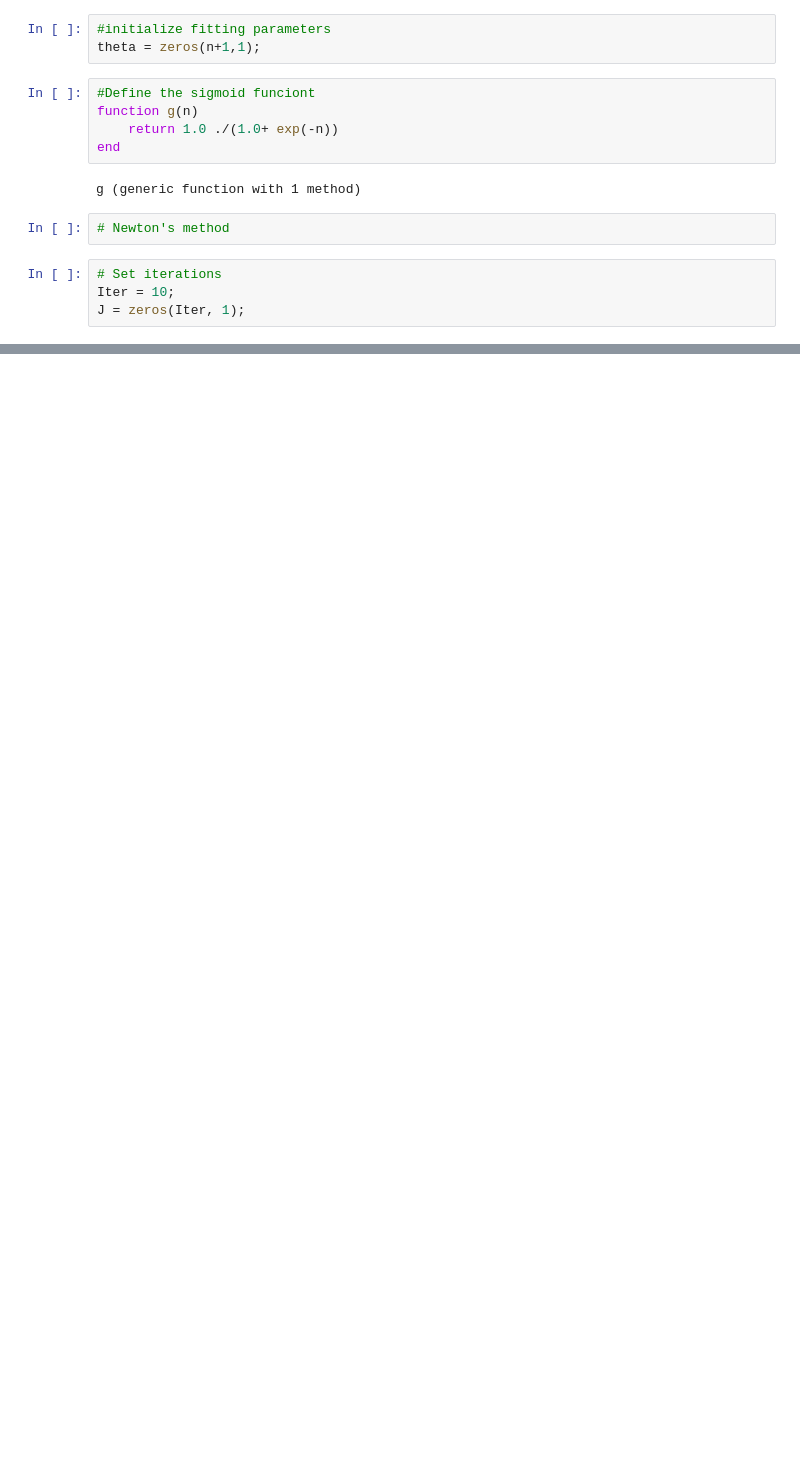
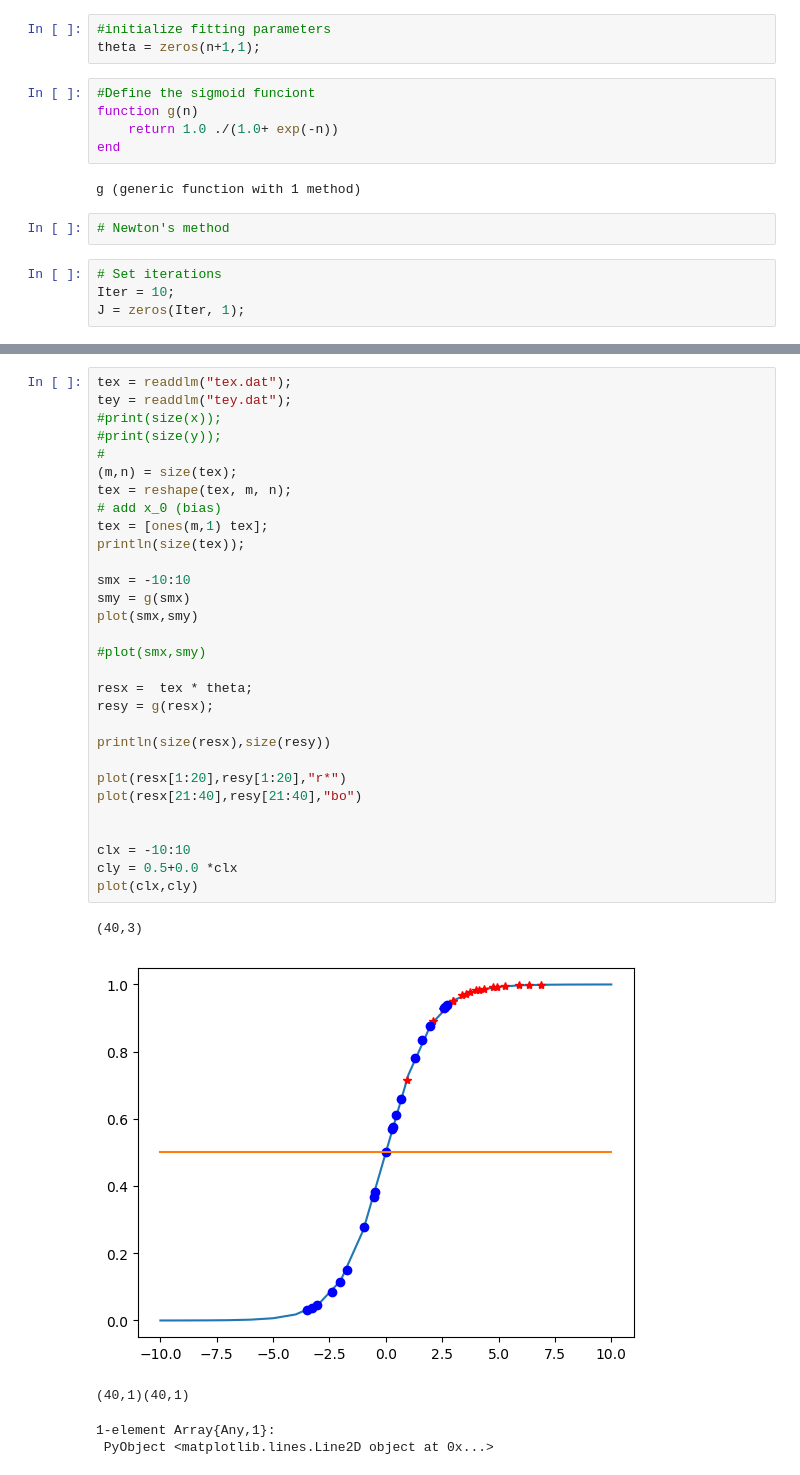
Before and after one commit to dukn/MachineLearning, a Jupyter notebook: Ex4.ipynb, the cells around one changed output, grey strips where cells are left out. Drawn from its saved outputs; the diff is of its cells as text; blank space fills up the shorter version.

```diff
--- a/Ex4.ipynb
+++ b/Ex4.ipynb
@@ -68,0 +86,36 @@ print(J)
+# %%
+tex = readdlm("tex.dat");
+tey = readdlm("tey.dat");
+#print(size(x));
+#print(size(y));
+#
+(m,n) = size(tex);
+tex = reshape(tex, m, n);
+# add x_0 (bias)
+tex = [ones(m,1) tex];
+println(size(tex));
+
+smx = -10:10
+smy = g(smx)
+plot(smx,smy)
+
+#plot(smx,smy)
+
+resx =  tex * theta;
+resy = g(resx);
+
+println(size(resx),size(resy))
+
+plot(resx[1:20],resy[1:20],"r*")
+plot(resx[21:40],resy[21:40],"bo")
+
+
+clx = -10:10
+cly = 0.5+0.0 *clx
+plot(clx,cly)
+# %% [output]
+(40,3)
+[figure, added]
+(40,1)(40,1)
+1-element Array{Any,1}:
+ PyObject <matplotlib.lines.Line2D object at 0x...>
```
Also changed, not shown: parts of 11 cells of this notebook, 7 other files.
